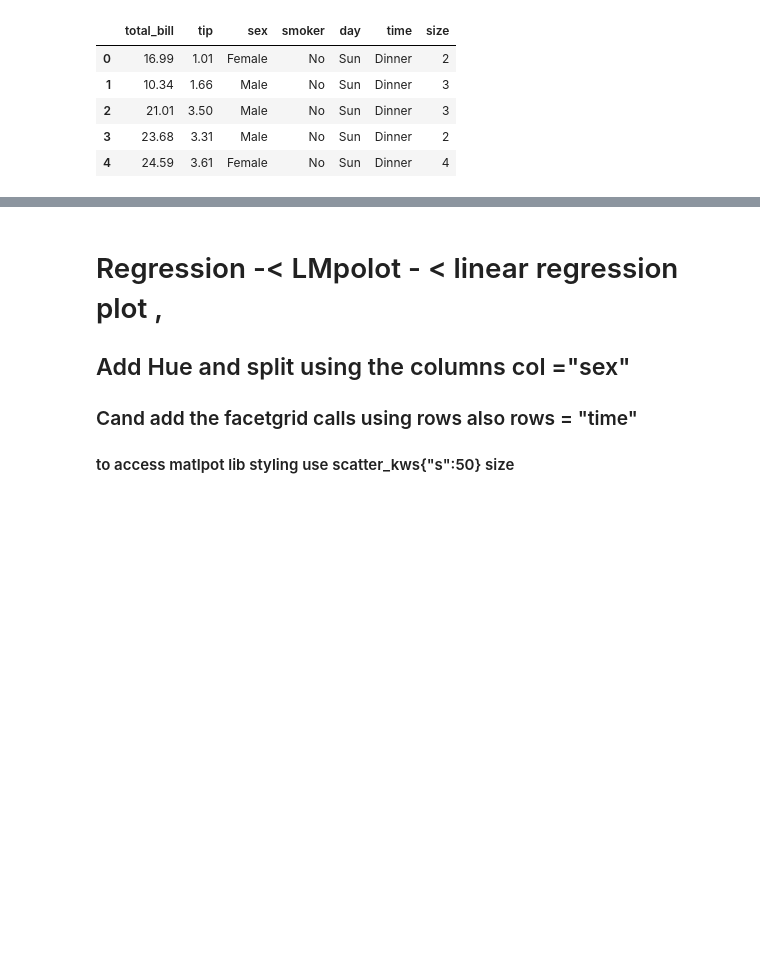
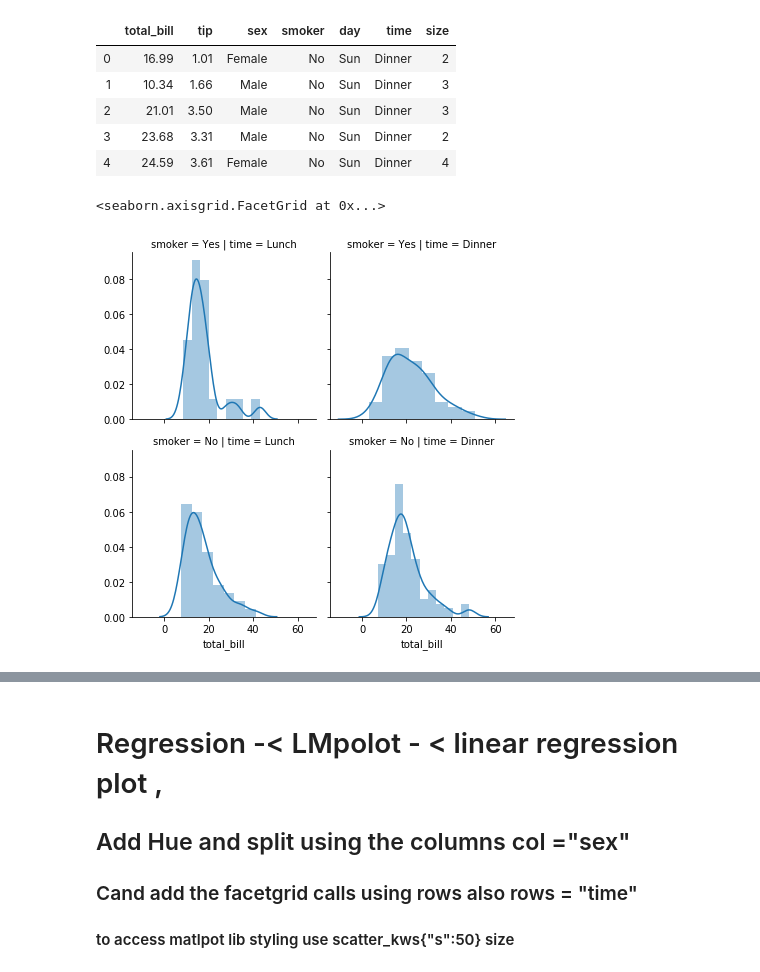
Before and after one commit to Berkat0789/Data_Analysis, a Jupyter notebook: review/Python for Data science and ML Bootcamp/Review/Seaborn -> Grids and Regression.ipynb, the cells around one changed output, grey strips where cells are left out. Drawn from its saved outputs; the diff is of its cells as text; code cells hidden in the pictures; blank space fills up the shorter version.

Commit message:
seaborn update

```diff
--- a/review/Python for Data science and ML Bootcamp/Review/Seaborn -> Grids and Regression.ipynb
+++ b/review/Python for Data science and ML Bootcamp/Review/Seaborn -> Grids and Regression.ipynb
@@ -49,6 +49,12 @@ tips.head()
 | 2 | 21.01 | 3.50 | Male | No | Sun | Dinner | 3 |
 | 3 | 23.68 | 3.31 | Male | No | Sun | Dinner | 2 |
 | 4 | 24.59 | 3.61 | Female | No | Sun | Dinner | 4 |
+# %%
+gri = sns.FacetGrid(tips, col="time", row = "smoker")
+gri.map(sns.distplot, "total_bill")
+# %% [output]
+<seaborn.axisgrid.FacetGrid at 0x...>
+[figure, added]
 # %%
 g = sns.FacetGrid(tips, col="time", row="smoker")
 g.map(sns.scatterplot, "total_bill", "tip")
```
Also changed, not shown: parts of 4 cells of this notebook, 5 other files.
